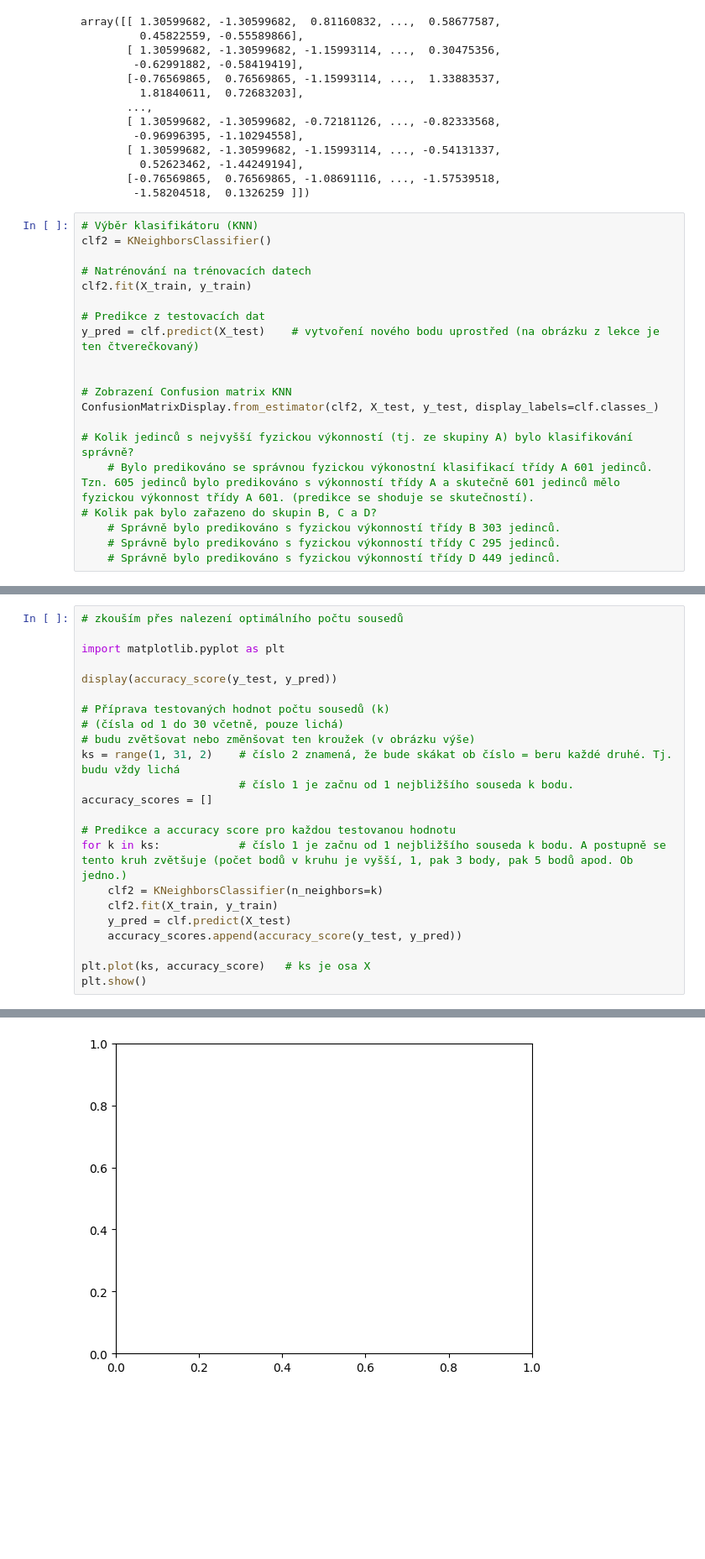
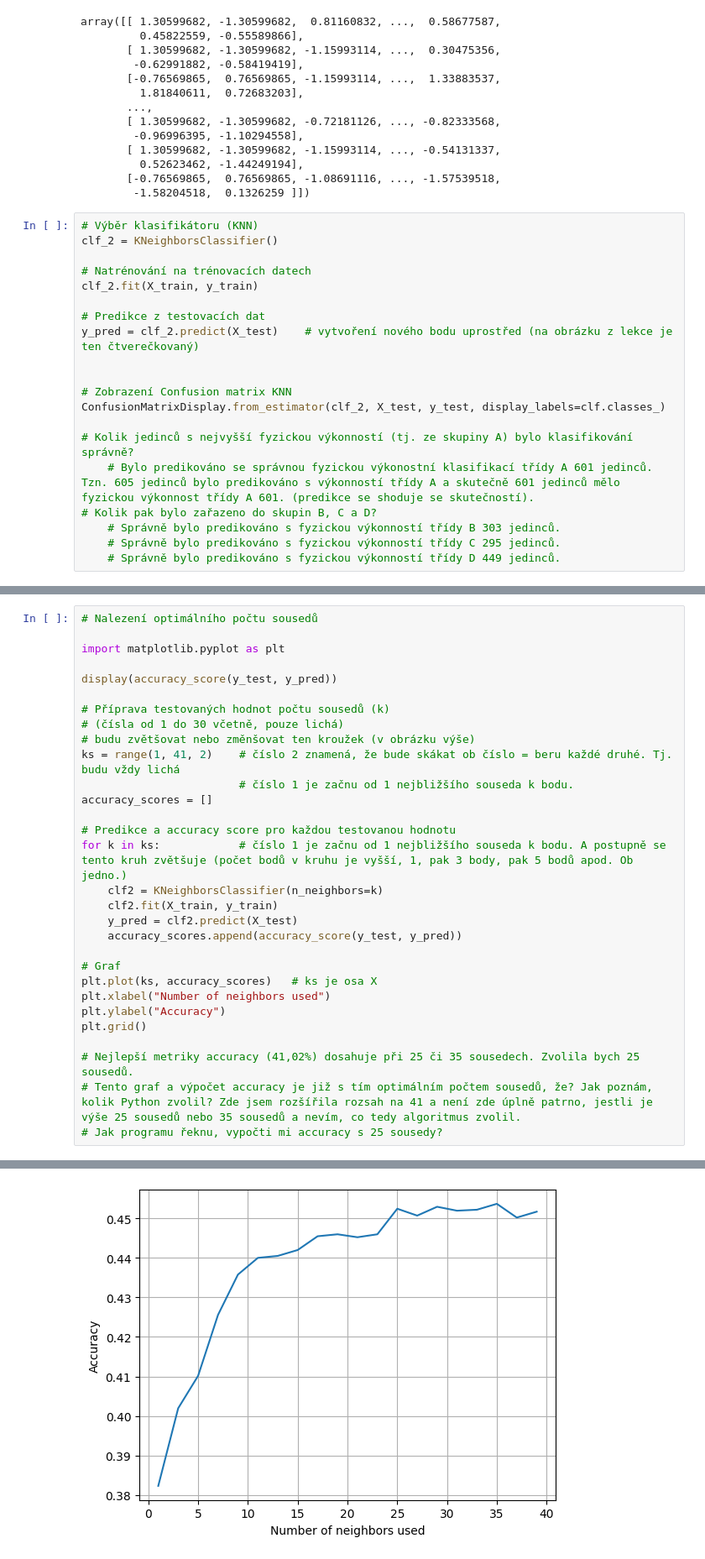
Before and after one commit to zitkovalenka/Python2-042023, a Jupyter notebook: UKOL_05-reseni-ML&AI-Fyzicka_kondice.ipynb, the cells around one changed output, grey strips where cells are left out. Shown: that part at 84% size. Cells and saved outputs as stored; diff of their text form; blank space fills up the shorter version.

```diff
--- a/UKOL_05-reseni-ML&AI-Fyzicka_kondice.ipynb
+++ b/UKOL_05-reseni-ML&AI-Fyzicka_kondice.ipynb
@@ -181,17 +175,17 @@ array([[ 1.30599682, -1.30599682,  0.81160832, ...,  0.58677587,
         -1.58204518,  0.1326259 ]])
 # %%
 # Výběr klasifikátoru (KNN)
-clf2 = KNeighborsClassifier()
+clf_2 = KNeighborsClassifier()
 
 # Natrénování na trénovacích datech
-clf2.fit(X_train, y_train)
+clf_2.fit(X_train, y_train)
 
 # Predikce z testovacích dat
-y_pred = clf.predict(X_test)    # vytvoření nového bodu uprostřed (na obrázku z lekce je ten čtverečkovaný)
+y_pred = clf_2.predict(X_test)    # vytvoření nového bodu uprostřed (na obrázku z lekce je ten čtverečkovaný)
 
 
 # Zobrazení Confusion matrix KNN
-ConfusionMatrixDisplay.from_estimator(clf2, X_test, y_test, display_labels=clf.classes_)
+ConfusionMatrixDisplay.from_estimator(clf_2, X_test, y_test, display_labels=clf.classes_)
 
 # Kolik jedinců s nejvyšší fyzickou výkonností (tj. ze skupiny A) bylo klasifikování správně?
     # Bylo predikováno se správnou fyzickou výkonostní klasifikací třídy A 601 jedinců. Tzn. 605 jedinců bylo predikováno s výkonností třídy A a skutečně 601 jedinců mělo fyzickou výkonnost třídy A 601. (predikce se shoduje se skutečností).
@@ -212,5 +208,5 @@ accuracy_score(y_test, y_pred)
 # %%
-# zkouším přes nalezení optimálního počtu sousedů
+# Nalezení optimálního počtu sousedů
 
 import matplotlib.pyplot as plt
 
@@ -219,7 +215,7 @@ display(accuracy_score(y_test, y_pred))
 # Příprava testovaných hodnot počtu sousedů (k)
 # (čísla od 1 do 30 včetně, pouze lichá)
 # budu zvětšovat nebo změnšovat ten kroužek (v obrázku výše)
-ks = range(1, 31, 2)    # číslo 2 znamená, že bude skákat ob číslo = beru každé druhé. Tj. budu vždy lichá
+ks = range(1, 41, 2)    # číslo 2 znamená, že bude skákat ob číslo = beru každé druhé. Tj. budu vždy lichá
                         # číslo 1 je začnu od 1 nejbližšího souseda k bodu.
 accuracy_scores = []
 
@@ -227,9 +223,16 @@ accuracy_scores = []
 for k in ks:            # číslo 1 je začnu od 1 nejbližšího souseda k bodu. A postupně se tento kruh zvětšuje (počet bodů v kruhu je vyšší, 1, pak 3 body, pak 5 bodů apod. Ob jedno.)
     clf2 = KNeighborsClassifier(n_neighbors=k)
     clf2.fit(X_train, y_train)
-    y_pred = clf.predict(X_test)
+    y_pred = clf2.predict(X_test)
     accuracy_scores.append(accuracy_score(y_test, y_pred))
 
-plt.plot(ks, accuracy_score)   # ks je osa X
-plt.show()
+# Graf
+plt.plot(ks, accuracy_scores)   # ks je osa X
+plt.xlabel("Number of neighbors used")
+plt.ylabel("Accuracy")
+plt.grid()
+
+# Nejlepší metriky accuracy (41,02%) dosahuje při 25 či 35 sousedech. Zvolila bych 25 sousedů.
+# Tento graf a výpočet accuracy je již s tím optimálním počtem sousedů, že? Jak poznám, kolik Python zvolil? Zde jsem rozšířila rozsah na 41 a není zde úplně patrno, jestli je výše 25 sousedů nebo 35 sousedů a nevím, co tedy algoritmus zvolil.
+# Jak programu řeknu, vypočti mi accuracy s 25 sousedy?
 # %% [output]
@@ -238 +240 @@ ValueError: x and y must have same first dimension, but have shapes (15,) and (1
-[figure, old version]
+[figure, new version]
```
Also changed, not shown: parts of 29 cells of this notebook.
